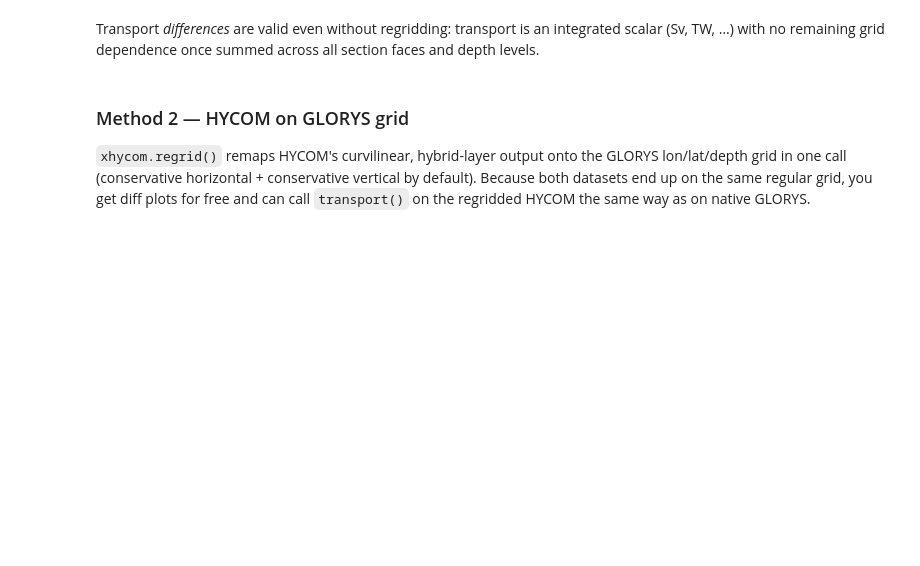
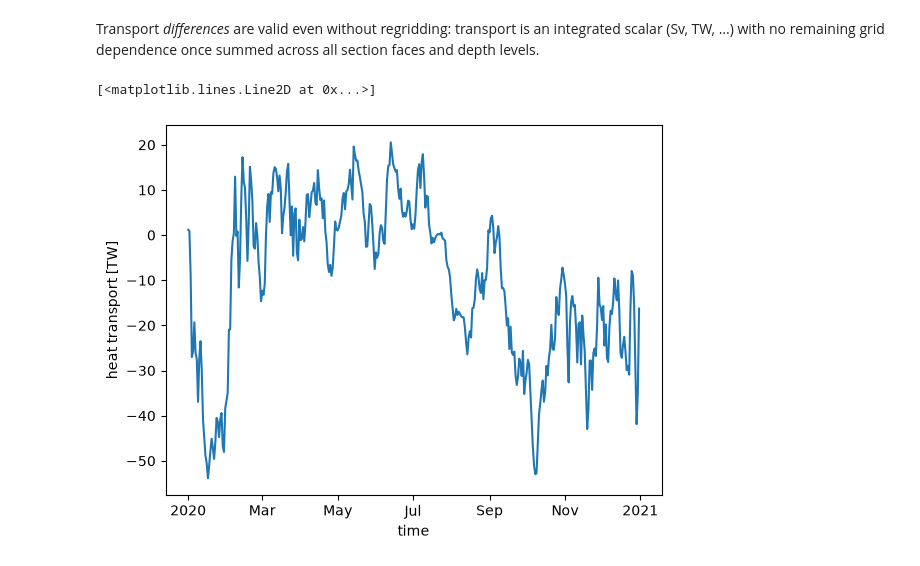
Before and after one commit to nansencenter/xhycom, a Jupyter notebook: docs/comparison_transects_transports.ipynb, the cells around one changed output. Drawn from its saved outputs; the diff is of its cells as text; code cells hidden in the pictures; blank space fills up the shorter version.

```diff
--- a/docs/comparison_transects_transports.ipynb
+++ b/docs/comparison_transects_transports.ipynb
@@ -129,8 +308,7 @@ fig = plot_transport_comparison(tr_hycom, {"Method 1 — GLORYS native": tr_glor
 # %% [markdown]
 Transport *differences* are valid even without regridding: transport is an integrated scalar (Sv, TW, …) with no remaining grid dependence once summed across all section faces and depth levels.
 # %%
-(tr_hycom.volume - tr_glorys.volume).plot()
+(tr_hycom.heat - tr_glorys.heat).plot()
+# %% [output]
+[<matplotlib.lines.Line2D at 0x...>]
+[figure, added]
-# %% [markdown]
-### Method 2 — HYCOM on GLORYS grid
-
-`xhycom.regrid()` remaps HYCOM's curvilinear, hybrid-layer output onto the GLORYS lon/lat/depth grid in one call (conservative horizontal + conservative vertical by default). Because both datasets end up on the same regular grid, you get diff plots for free and can call `transport()` on the regridded HYCOM the same way as on native GLORYS.
```
Also changed, not shown: parts of 61 cells of this notebook, 1 other file.
